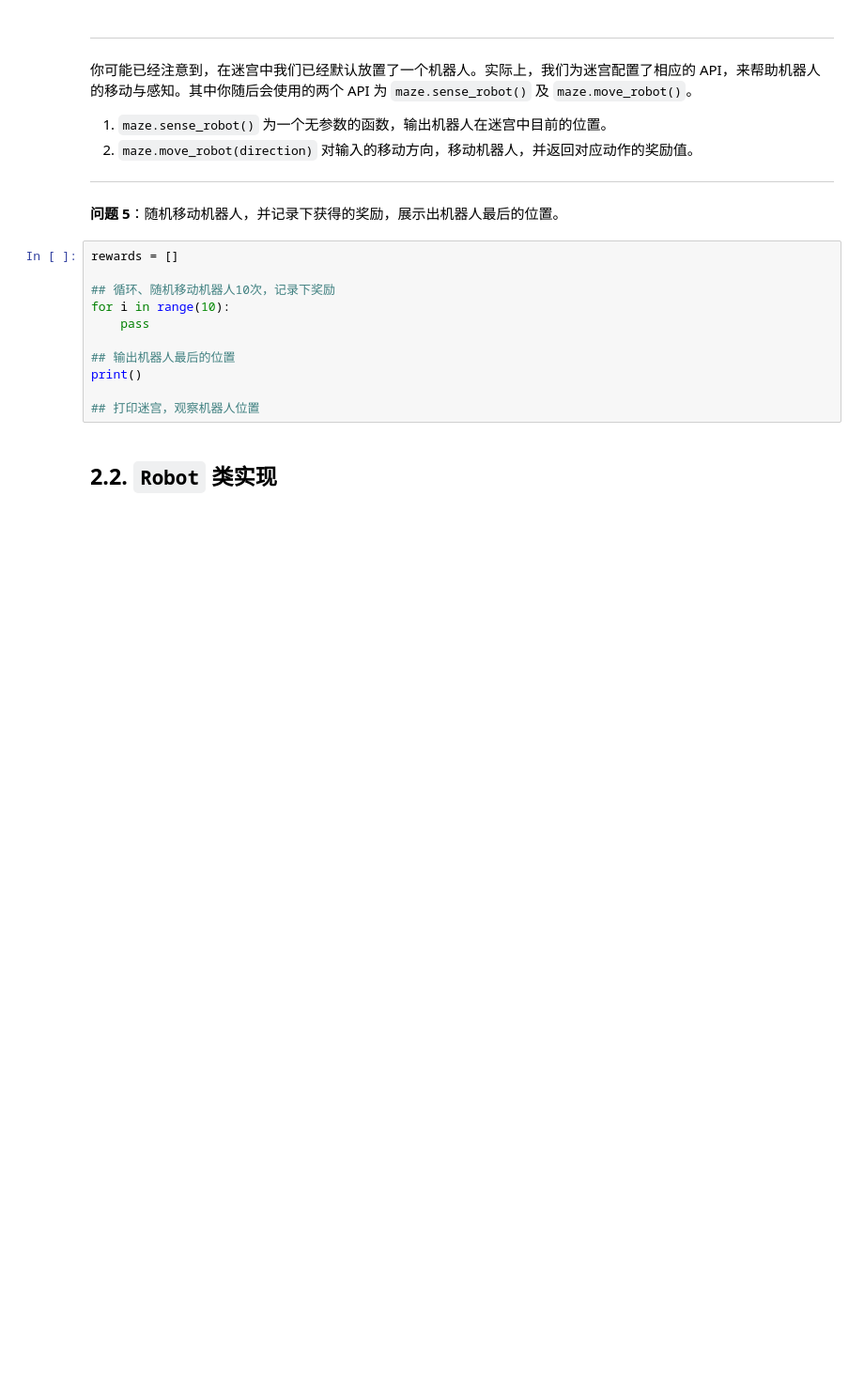
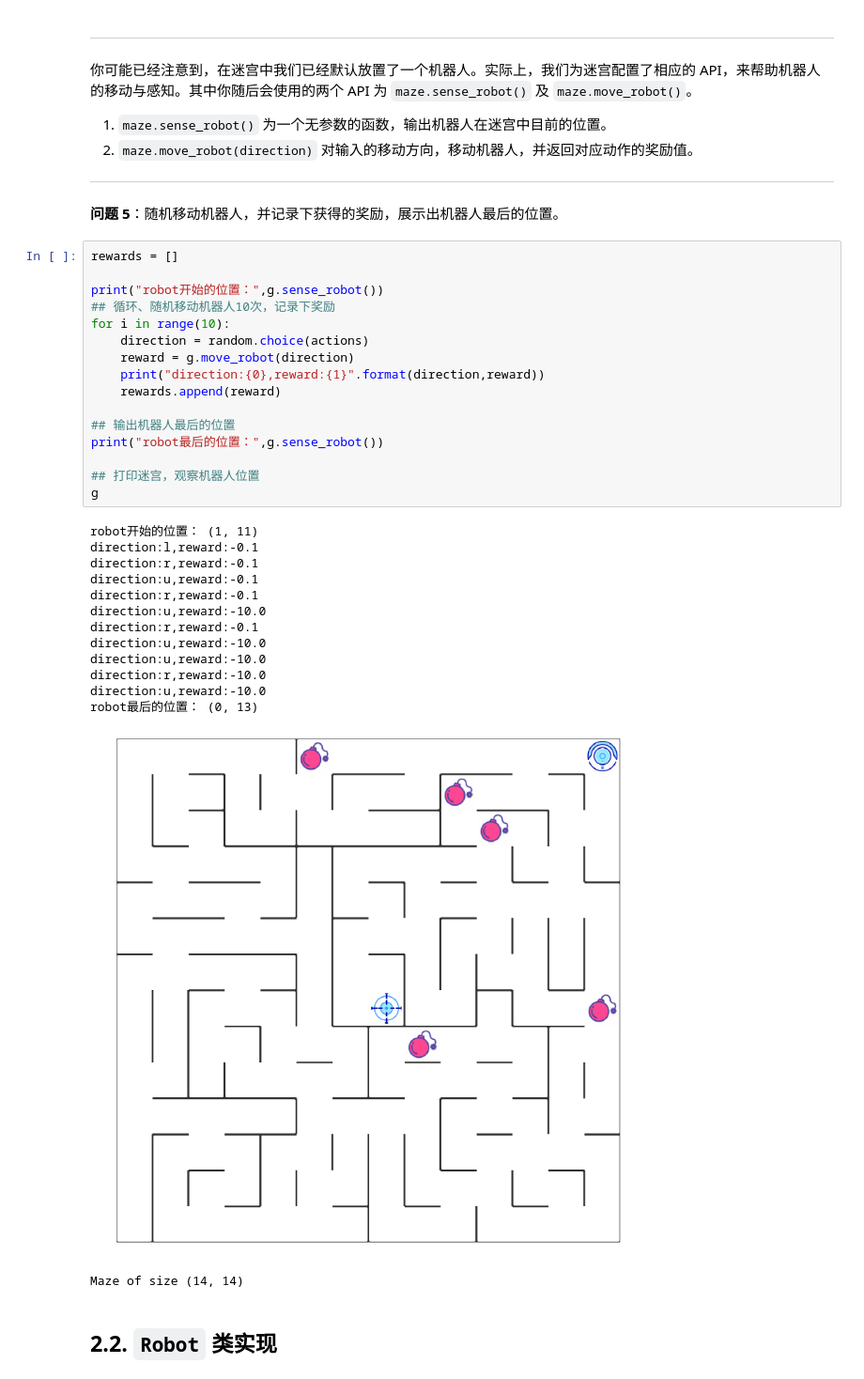
Before and after one commit to lb01yeah/ML_Learn_UdaCity, a Jupyter notebook: 05_RL/L8_P5/MLND_CN_P5_Reinforcement_Learning-master/robot_maze.ipynb, the cells around one changed output. Shown: that part at 94% size. Saved outputs shown, nothing was run; the diff lists cells and outputs as text; blank space fills up the shorter version.

```diff
--- a/05_RL/L8_P5/MLND_CN_P5_Reinforcement_Learning-master/robot_maze.ipynb
+++ b/05_RL/L8_P5/MLND_CN_P5_Reinforcement_Learning-master/robot_maze.ipynb
@@ -168,14 +178,34 @@ from Maze import Maze
 # %%
 rewards = []
 
+print("robot开始的位置：",g.sense_robot())
 ## 循环、随机移动机器人10次，记录下奖励
 for i in range(10):
-    pass
+    direction = random.choice(actions)
+    reward = g.move_robot(direction)
+    print("direction:{0},reward:{1}".format(direction,reward))
+    rewards.append(reward)
 
 ## 输出机器人最后的位置
-print()
+print("robot最后的位置：",g.sense_robot())
 
 ## 打印迷宫，观察机器人位置
+g
+# %% [output]
+robot开始的位置： (1, 11)
+direction:l,reward:-0.1
+direction:r,reward:-0.1
+direction:u,reward:-0.1
+direction:r,reward:-0.1
+direction:u,reward:-10.0
+direction:r,reward:-0.1
+direction:u,reward:-10.0
+direction:u,reward:-10.0
+direction:r,reward:-10.0
+direction:u,reward:-10.0
+robot最后的位置： (0, 13)
+[figure, added]
+Maze of size (14, 14)
 # %% [markdown]
 ## 2.2. `Robot` 类实现
 # %% [markdown]
```
Also changed, not shown: parts of 5 cells of this notebook, 1 other file.
